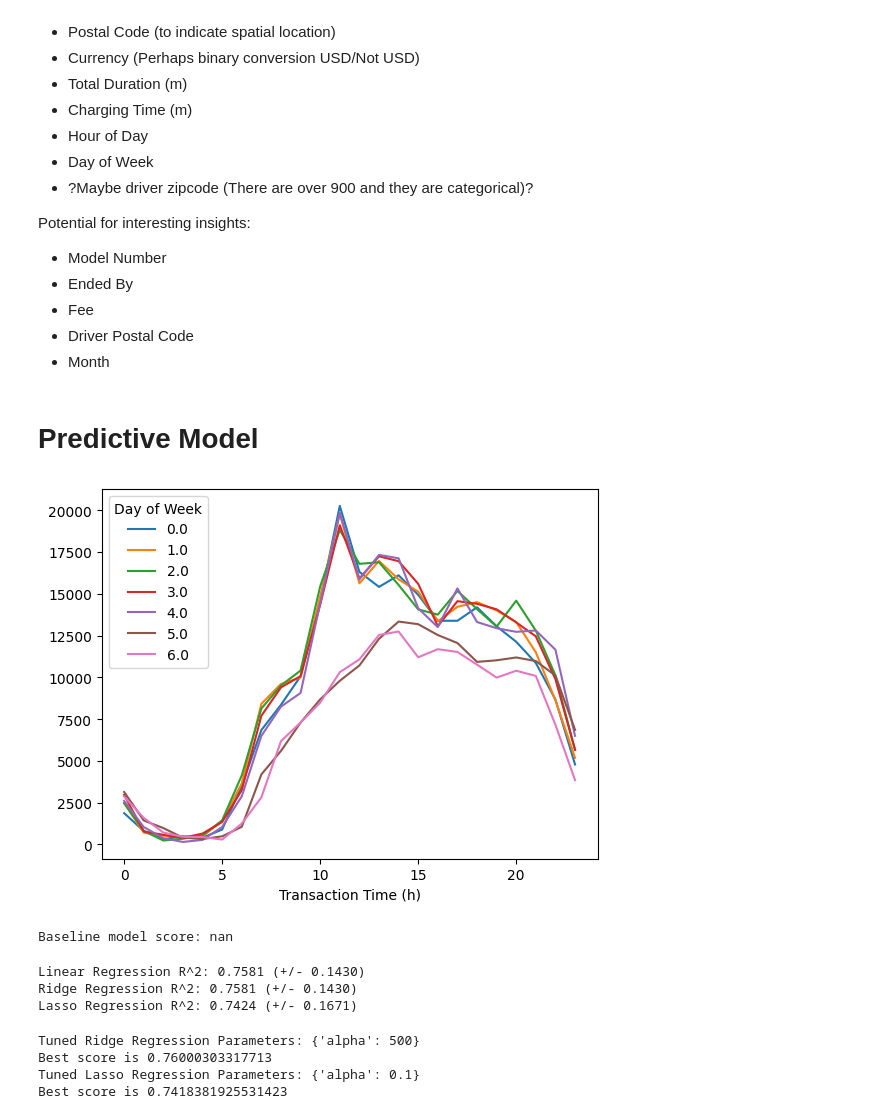
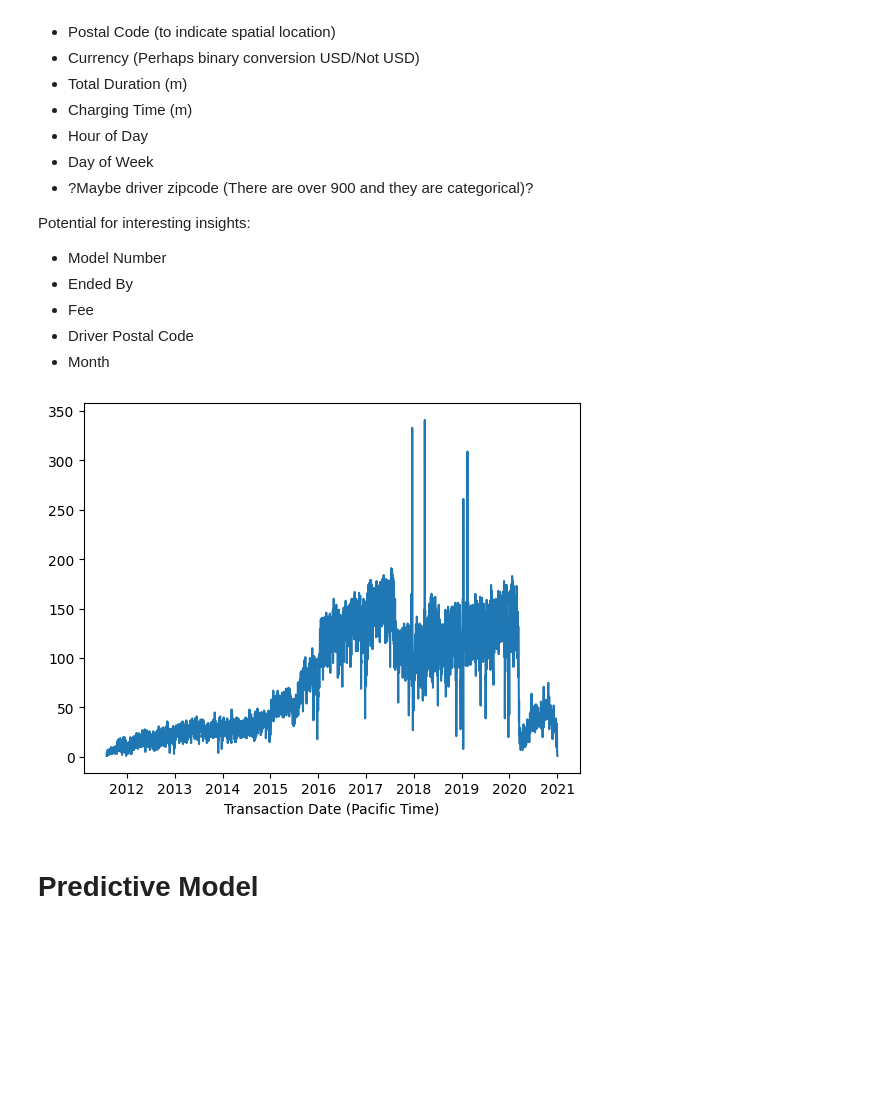
Before and after one commit to Fiehn/42577-Introduction-to-business-analytics, a Jupyter notebook: Project.ipynb, the cells around one changed output. Cells and saved outputs as stored; diff of their text form; code cells hidden in the pictures; blank space fills up the shorter version.

```diff
--- a/Project.ipynb
+++ b/Project.ipynb
@@ -54,6 +54,8 @@ df['Transaction Date (Pacific Time)'] = pd.to_datetime(df['Transaction Date (Pac
 df['Transaction Time (h)'] = df['Transaction Date (Pacific Time)'].dt.hour
 df['Day of Week'] = df['Transaction Date (Pacific Time)'].dt.dayofweek
 df['Day of Month'] = df['Transaction Date (Pacific Time)'].dt.day
+df['Day of Year'] = df['Transaction Date (Pacific Time)'].dt.dayofyear
+df['Year'] = df['Transaction Date (Pacific Time)'].dt.year
 df['Start Date (h)'] = df['Start Date'].dt.hour
 df['End Date (h)'] = df['End Date'].dt.hour
 # %%
@@ -131,4 +133,9 @@ Potential for interesting insights:
 * Fee
 * Driver Postal Code
 * Month
+# %%
+df['Transaction Date (Pacific Time)'].dt.date.value_counts().sort_index().plot() # Plot the number of transactions per day
+df['Date'] = df['Transaction Date (Pacific Time)'].dt.date # Create a new column with just the date
+# %% [output]
+[figure, added]
 # %%
@@ -141,58 +148,3 @@ df_working = pd.get_dummies(df_working, columns=['Port Type', 'Plug Type', 'Post
 # Train test split, 70% training, 30% testing
 X_train, X_test = df_working[:int(len(df)*0.7)], df_working[int(len(df)*0.7):]
 y_train, y_test = X_train.pop('Energy (kWh)'), X_test.pop('Energy (kWh)')
-# %%
-# Baseline model: Historical average for each hour of the day and day of the week
-y_pred = df_working[:int(len(df)*0.7)].groupby(['Transaction Time (h)', 'Day of Week'])['Energy (kWh)'].sum()
-#df_working.groupby(['Transaction Time (h)', 'Day of Week'])['Energy (kWh)'].sum().unstack().plot(kind='bar', stacked=True)
-y_pred.unstack().plot()
-plt.show()
-
-# Score the baseline model
-y_pred = y_pred.reset_index()
-y_pred = pd.merge(X_test, y_pred, on=['Transaction Time (h)', 'Day of Week'], how='left')['Energy (kWh)']
-print('Baseline model score:', ((y_test - y_pred)**2).mean())
-# %% [output]
-[figure, removed]
-Baseline model score: nan
-# %%
-# Linear Regression
-lm = LinearRegression()
-lm_scores = cross_val_score(lm, X_train, y_train, cv=20)
-print("Linear Regression R^2: %0.4f (+/- %0.4f)" % (lm_scores.mean(), lm_scores.std() * 2))
-
-# Ridge Regression
-ridge = Ridge(alpha=0.5)
-ridge_scores = cross_val_score(ridge, X_train, y_train, cv=20)
-print("Ridge Regression R^2: %0.4f (+/- %0.4f)" % (ridge_scores.mean(), ridge_scores.std() * 2))
-
-# Lasso Regression
-lasso = Lasso(alpha=0.1)
-lasso_scores = cross_val_score(lasso, X_train, y_train, cv=20)
-print("Lasso Regression R^2: %0.4f (+/- %0.4f)" % (lasso_scores.mean(), lasso_scores.std() * 2))
-# %% [output]
-Linear Regression R^2: 0.7581 (+/- 0.1430)
-Ridge Regression R^2: 0.7581 (+/- 0.1430)
-Lasso Regression R^2: 0.7424 (+/- 0.1671)
-# %%
-# Determine the hyperparameter for Ridge and Lasso
-from sklearn.model_selection import GridSearchCV
-
-# Ridge
-param_dist = {'alpha': [0.1, 0.5, 1, 5, 10, 50, 100, 200, 300, 400, 500, 600, 700, 800, 900, 1000]}
-ridge_cv = GridSearchCV(ridge, param_dist, cv=10)
-ridge_cv.fit(X_train, y_train)
-print("Tuned Ridge Regression Parameters: {}".format(ridge_cv.best_params_))
-print("Best score is {}".format(ridge_cv.best_score_))
-
-# Lasso
-param_dist = {'alpha': [0.1, 0.5, 1, 5, 10, 50, 100, 500, 1000]}
-lasso_cv = GridSearchCV(lasso, param_dist, cv=10)
-lasso_cv.fit(X_train, y_train)
-print("Tuned Lasso Regression Parameters: {}".format(lasso_cv.best_params_))
-print("Best score is {}".format(lasso_cv.best_score_))
-# %% [output]
-Tuned Ridge Regression Parameters: {'alpha': 500}
-Best score is 0.76000303317713
-Tuned Lasso Regression Parameters: {'alpha': 0.1}
-Best score is 0.7418381925531423
```
Also changed, not shown: parts of 10 cells of this notebook.
